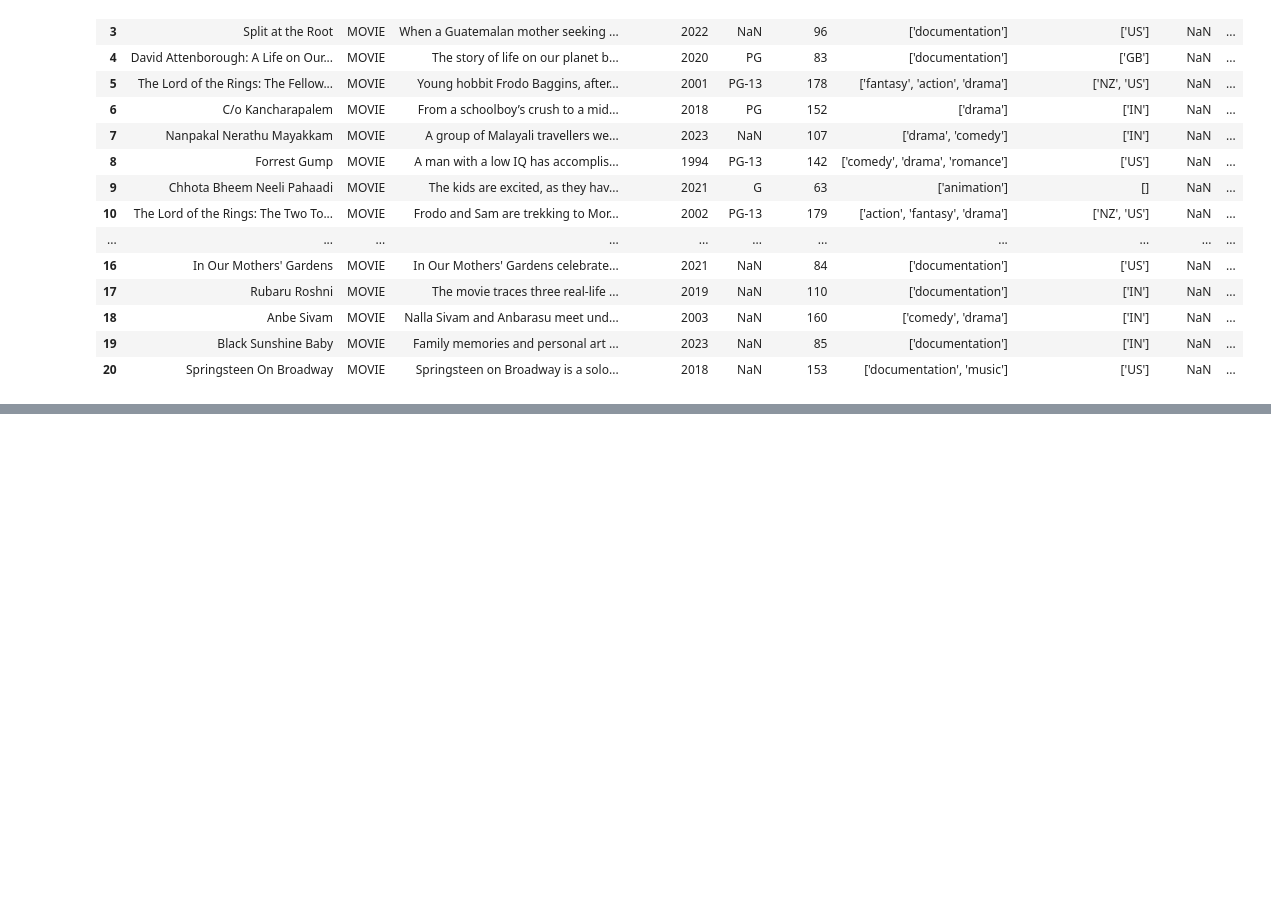
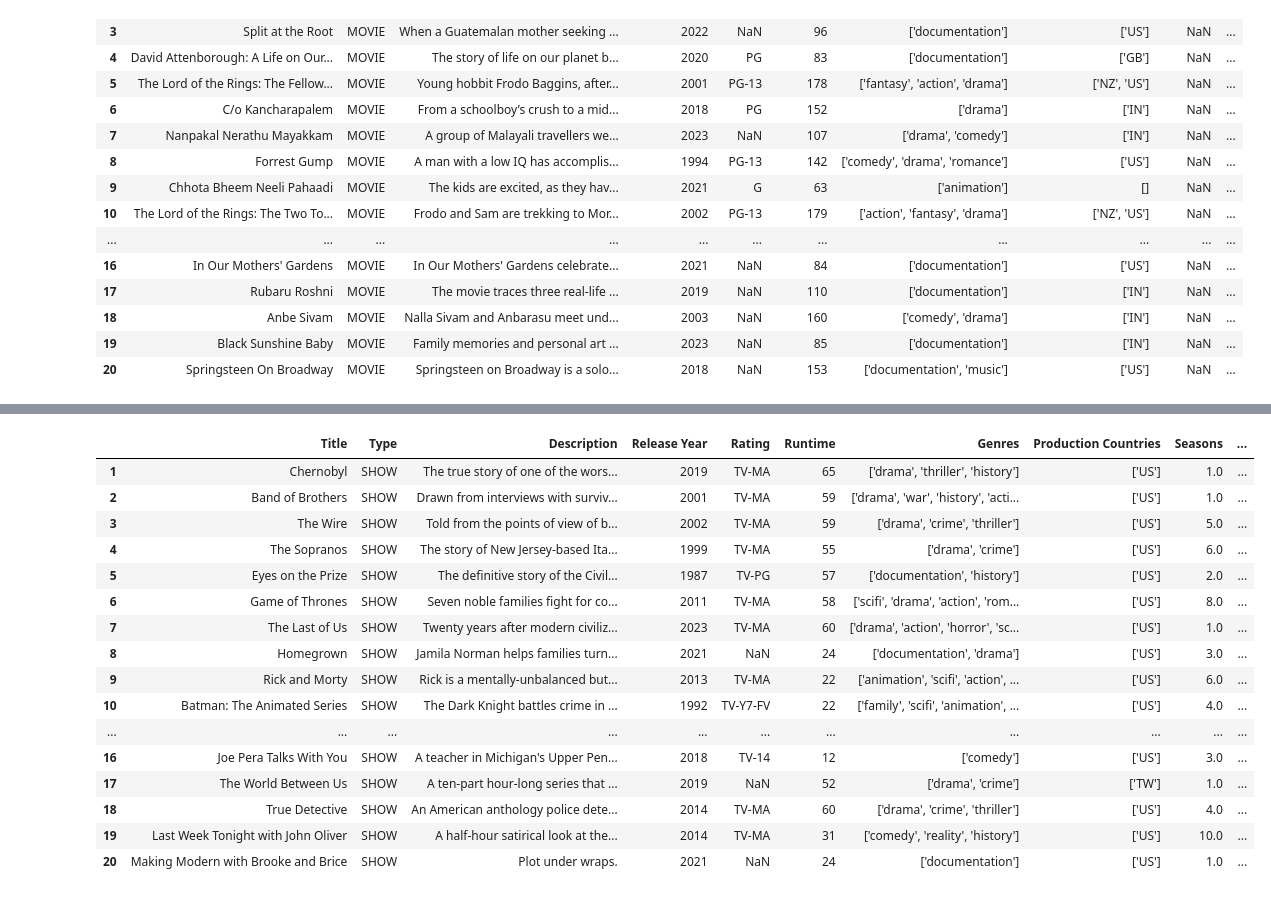
Before and after one commit to daggonit/Platform_Proj, a Jupyter notebook: Platform Project.ipynb, the cells around one changed output, grey strips where cells are left out. Drawn from its saved outputs; the diff is of its cells as text; code cells hidden in the pictures; blank space fills up the shorter version.

```diff
--- a/Platform Project.ipynb
+++ b/Platform Project.ipynb
@@ -85,0 +171,33 @@ netflix_top_20_movies_df
+# %%
+#sorting to platform = HBO
+hbo_data_df = merged_df[merged_df['Platform']=='HBO']
+hbo_shows_df = hbo_data_df[hbo_data_df['Type']=='SHOW']
+hbo_movies_df = hbo_data_df[hbo_data_df['Type']=='MOVIE']
+# %%
+#HBO top 20 shows
+hbo_top_shows_df = hbo_shows_df.sort_values(by='Imdb Score', ascending = False)
+
+hbo_top_20_shows_df = hbo_top_shows_df.head(20)
+
+custom_index= range(1,21)
+
+hbo_top_20_shows_df.set_index(pd.Index(custom_index), inplace=True)
+hbo_top_20_shows_df
+# %% [output]
+|  | Title | Type | Description | Release Year | Rating | Runtime | Genres | Production Countries | Seasons | ... |
+| 1 | Chernobyl | SHOW | The true story of one of the wors... | 2019 | TV-MA | 65 | ['drama', 'thriller', 'history'] | ['US'] | 1.0 | ... |
+| 2 | Band of Brothers | SHOW | Drawn from interviews with surviv... | 2001 | TV-MA | 59 | ['drama', 'war', 'history', 'acti... | ['US'] | 1.0 | ... |
+| 3 | The Wire | SHOW | Told from the points of view of b... | 2002 | TV-MA | 59 | ['drama', 'crime', 'thriller'] | ['US'] | 5.0 | ... |
+| 4 | The Sopranos | SHOW | The story of New Jersey-based Ita... | 1999 | TV-MA | 55 | ['drama', 'crime'] | ['US'] | 6.0 | ... |
+| 5 | Eyes on the Prize | SHOW | The definitive story of the Civil... | 1987 | TV-PG | 57 | ['documentation', 'history'] | ['US'] | 2.0 | ... |
+| 6 | Game of Thrones | SHOW | Seven noble families fight for co... | 2011 | TV-MA | 58 | ['scifi', 'drama', 'action', 'rom... | ['US'] | 8.0 | ... |
+| 7 | The Last of Us | SHOW | Twenty years after modern civiliz... | 2023 | TV-MA | 60 | ['drama', 'action', 'horror', 'sc... | ['US'] | 1.0 | ... |
+| 8 | Homegrown | SHOW | Jamila Norman helps families turn... | 2021 | NaN | 24 | ['documentation', 'drama'] | ['US'] | 3.0 | ... |
+| 9 | Rick and Morty | SHOW | Rick is a mentally-unbalanced but... | 2013 | TV-MA | 22 | ['animation', 'scifi', 'action', ... | ['US'] | 6.0 | ... |
+| 10 | Batman: The Animated Series | SHOW | The Dark Knight battles crime in ... | 1992 | TV-Y7-FV | 22 | ['family', 'scifi', 'animation', ... | ['US'] | 4.0 | ... |
+| ... | ... | ... | ... | ... | ... | ... | ... | ... | ... | ... |
+| 16 | Joe Pera Talks With You | SHOW | A teacher in Michigan's Upper Pen... | 2018 | TV-14 | 12 | ['comedy'] | ['US'] | 3.0 | ... |
+| 17 | The World Between Us | SHOW | A ten-part hour-long series that ... | 2019 | NaN | 52 | ['drama', 'crime'] | ['TW'] | 1.0 | ... |
+| 18 | True Detective | SHOW | An American anthology police dete... | 2014 | TV-MA | 60 | ['drama', 'crime', 'thriller'] | ['US'] | 4.0 | ... |
+| 19 | Last Week Tonight with John Oliver | SHOW | A half-hour satirical look at the... | 2014 | TV-MA | 31 | ['comedy', 'reality', 'history'] | ['US'] | 10.0 | ... |
+| 20 | Making Modern with Brooke and Brice | SHOW | Plot under wraps. | 2021 | NaN | 24 | ['documentation'] | ['US'] | 1.0 | ... |
```
Also changed, not shown: parts of 17 cells of this notebook.
